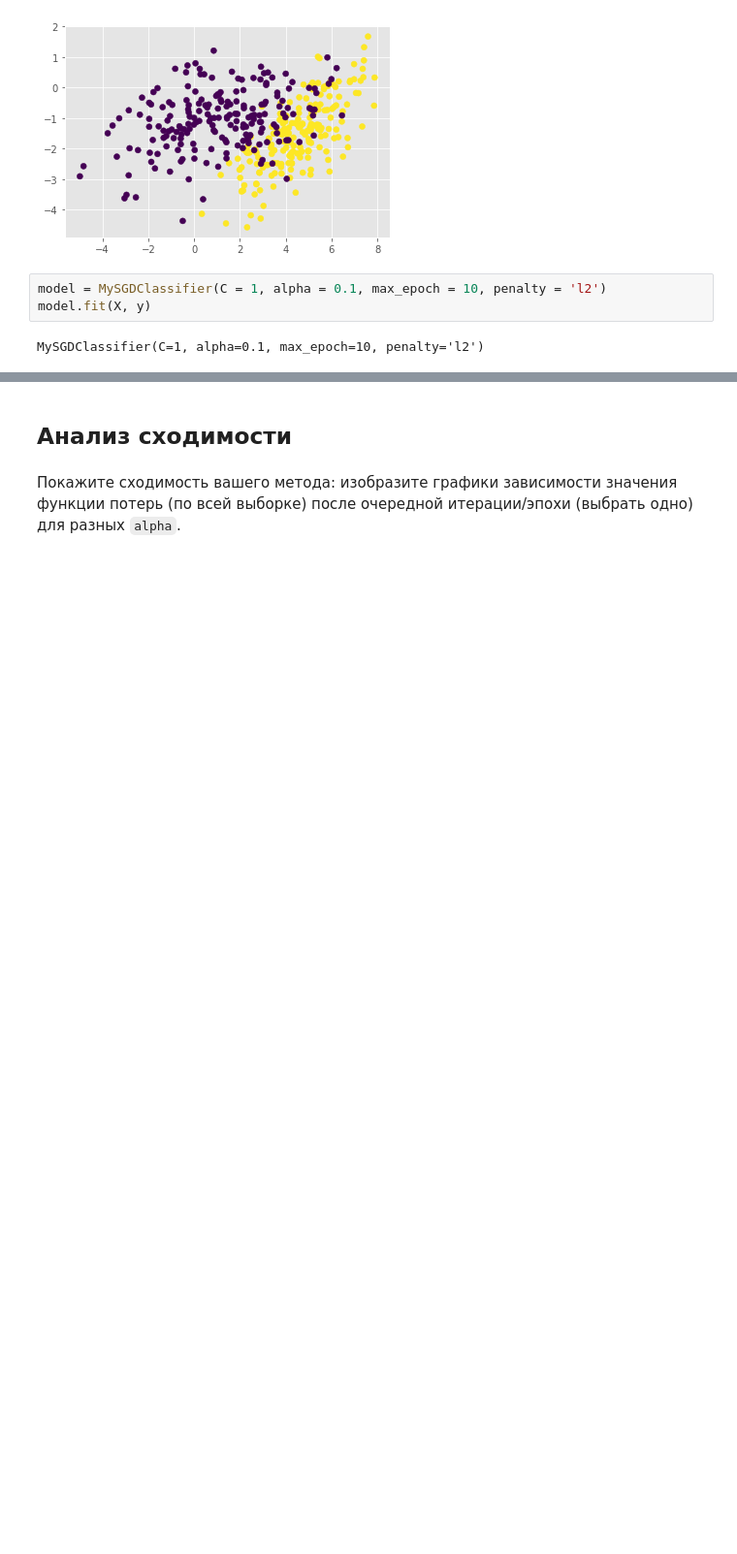
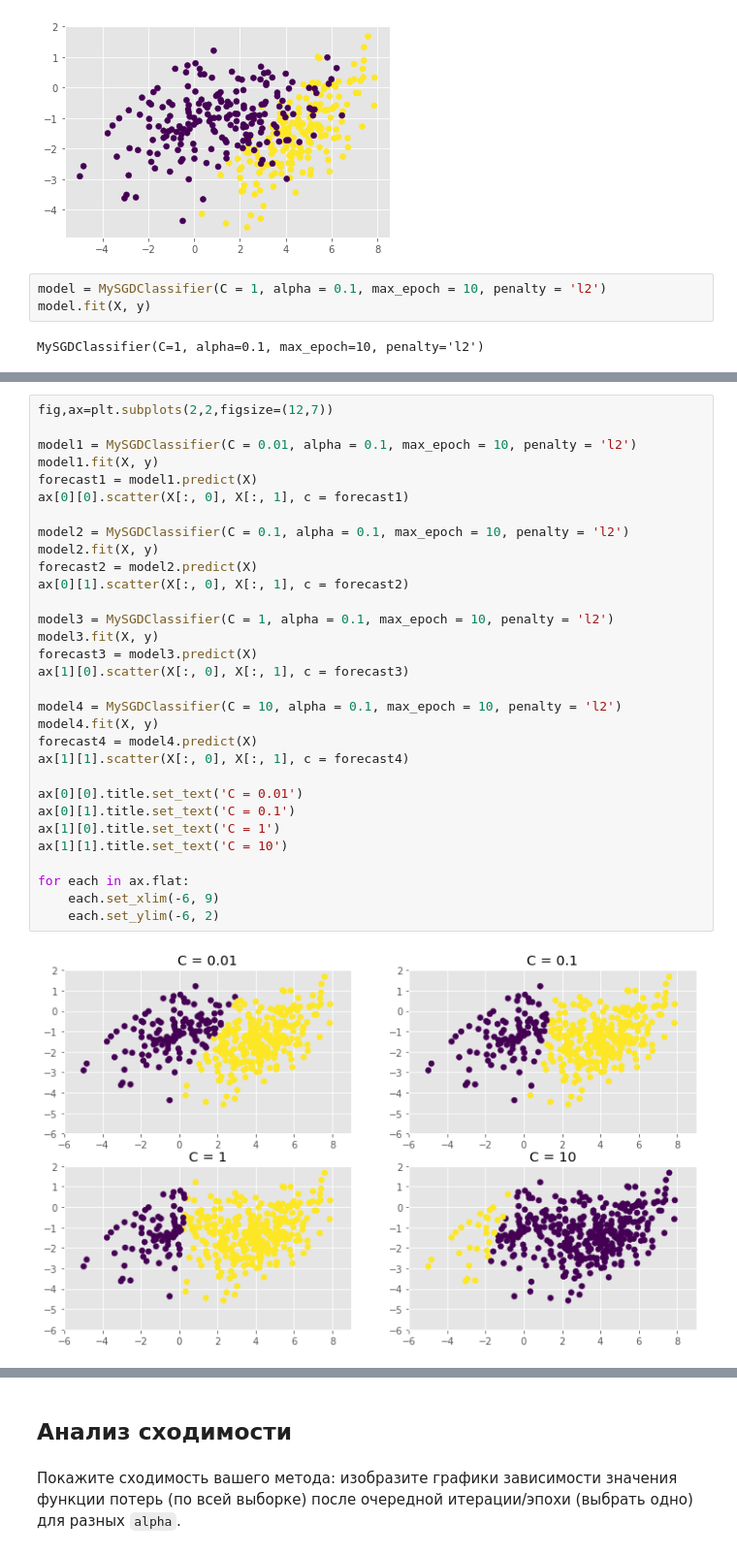
Before and after one commit to mmariyavyatkina/otus_course, a Jupyter notebook: HW3/Logreg.ipynb, the cells around one changed output, grey strips where cells are left out. Shown at 97% size. Drawn from its saved outputs; the diff is of its cells as text; blank space fills up the shorter version.

```diff
--- a/HW3/Logreg.ipynb
+++ b/HW3/Logreg.ipynb
@@ -159,0 +194,33 @@ plt.show()
+# %%
+fig,ax=plt.subplots(2,2,figsize=(12,7))
+
+model1 = MySGDClassifier(C = 0.01, alpha = 0.1, max_epoch = 10, penalty = 'l2')
+model1.fit(X, y)
+forecast1 = model1.predict(X)
+ax[0][0].scatter(X[:, 0], X[:, 1], c = forecast1)
+
+model2 = MySGDClassifier(C = 0.1, alpha = 0.1, max_epoch = 10, penalty = 'l2')
+model2.fit(X, y)
+forecast2 = model2.predict(X)
+ax[0][1].scatter(X[:, 0], X[:, 1], c = forecast2)
+
+model3 = MySGDClassifier(C = 1, alpha = 0.1, max_epoch = 10, penalty = 'l2')
+model3.fit(X, y)
+forecast3 = model3.predict(X)
+ax[1][0].scatter(X[:, 0], X[:, 1], c = forecast3)
+
+model4 = MySGDClassifier(C = 10, alpha = 0.1, max_epoch = 10, penalty = 'l2')
+model4.fit(X, y)
+forecast4 = model4.predict(X)
+ax[1][1].scatter(X[:, 0], X[:, 1], c = forecast4)
+
+ax[0][0].title.set_text('C = 0.01')
+ax[0][1].title.set_text('C = 0.1')
+ax[1][0].title.set_text('C = 1')
+ax[1][1].title.set_text('C = 10')
+
+for each in ax.flat:
+    each.set_xlim(-6, 9)
+    each.set_ylim(-6, 2)
+# %% [output]
+[figure, added]
```
Also changed, not shown: parts of 5 cells of this notebook.
